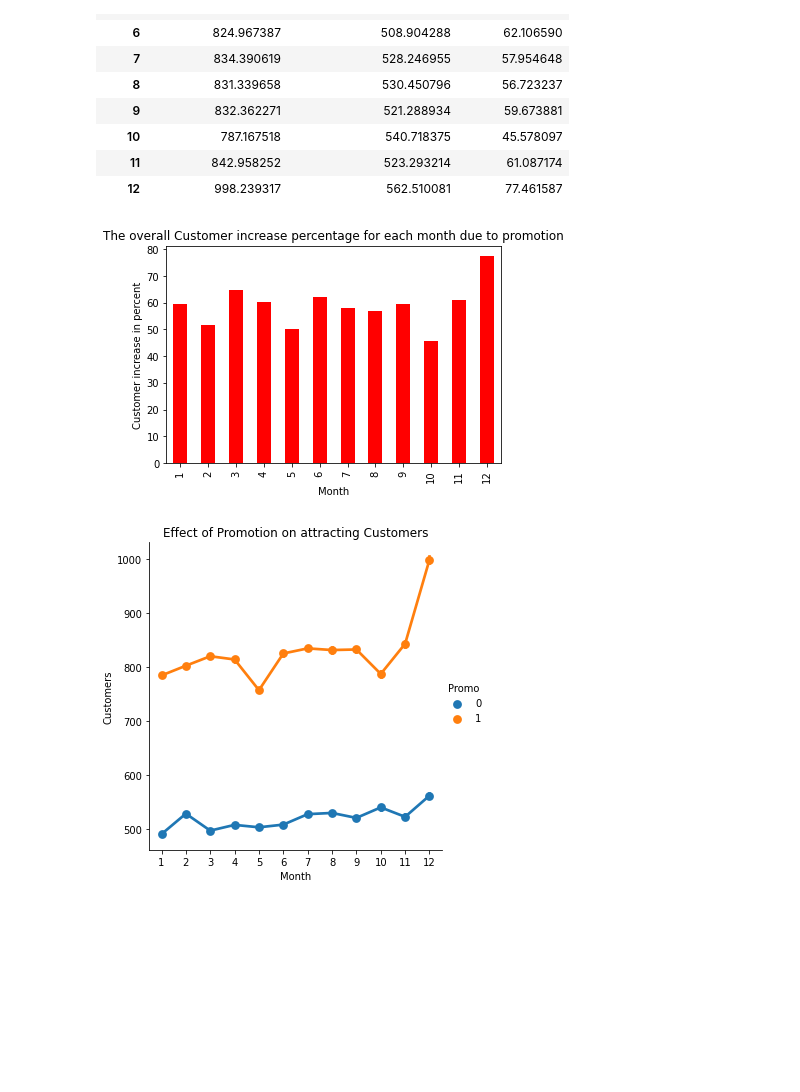
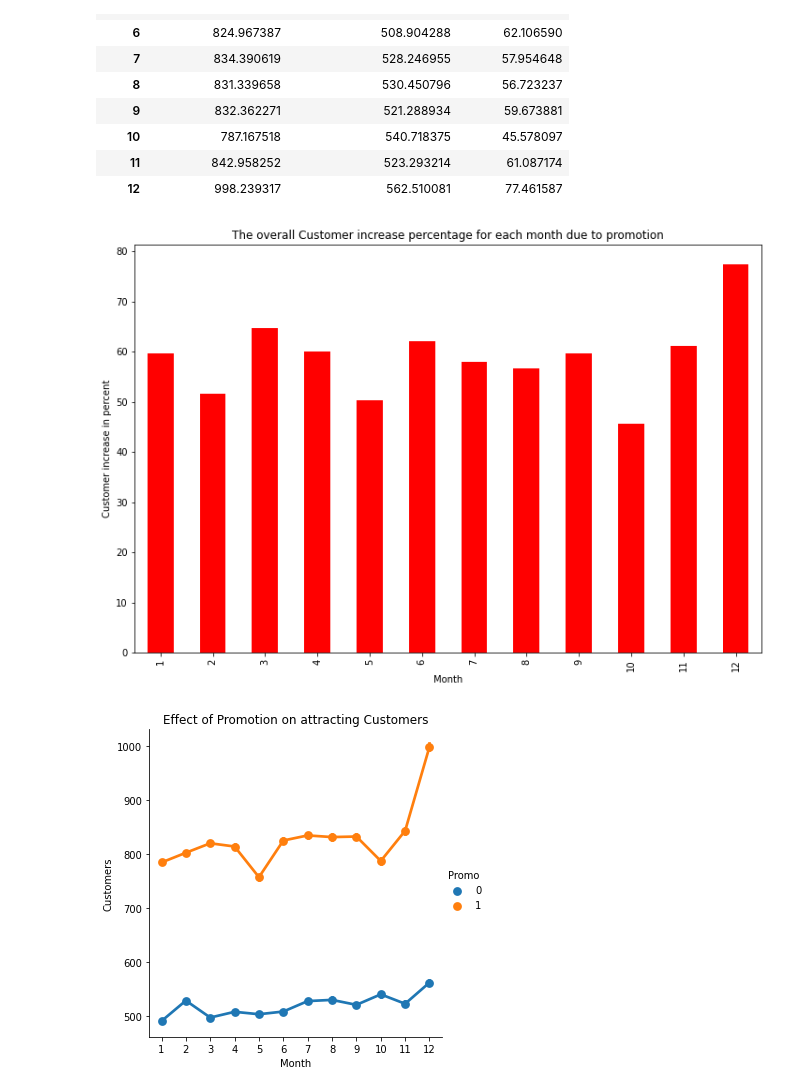
Before and after one commit to teddyk251/pharma_sales_prediction, a Jupyter notebook: notebooks/EDA.ipynb, the cells around one changed output. Cells and saved outputs as stored; diff of their text form; code cells hidden in the pictures; blank space fills up the shorter version.

```diff
--- a/notebooks/EDA.ipynb
+++ b/notebooks/EDA.ipynb
@@ -765,13 +762,13 @@ display(promo_non_promo_customers)
 | 11 | 842.958252 | 523.293214 | 61.087174 |
 | 12 | 998.239317 | 562.510081 | 77.461587 |
 # %%
-ax = promo_non_promo_customers["increase percent"].plot(kind="bar",color='red')
+ax = promo_non_promo_customers["increase percent"].plot(kind="bar",color='red',figsize=(12,8))
 ax.set_title("The overall Customer increase percentage for each month due to promotion")
 ax.set_xlabel("Month")
 ax.set_ylabel("Customer increase in percent")
 plt.show()
 # %% [output]
-[figure, old version]
+[figure, new version]
 # %%
 ax = sns.factorplot(data=merged_train_df, x='month', y='Customers', hue='Promo')
 ax.set(xlabel='Month', ylabel='Customers', title='Effect of Promotion on attracting Customers')
```
Also changed, not shown: parts of 11 cells of this notebook, 3 other files.
